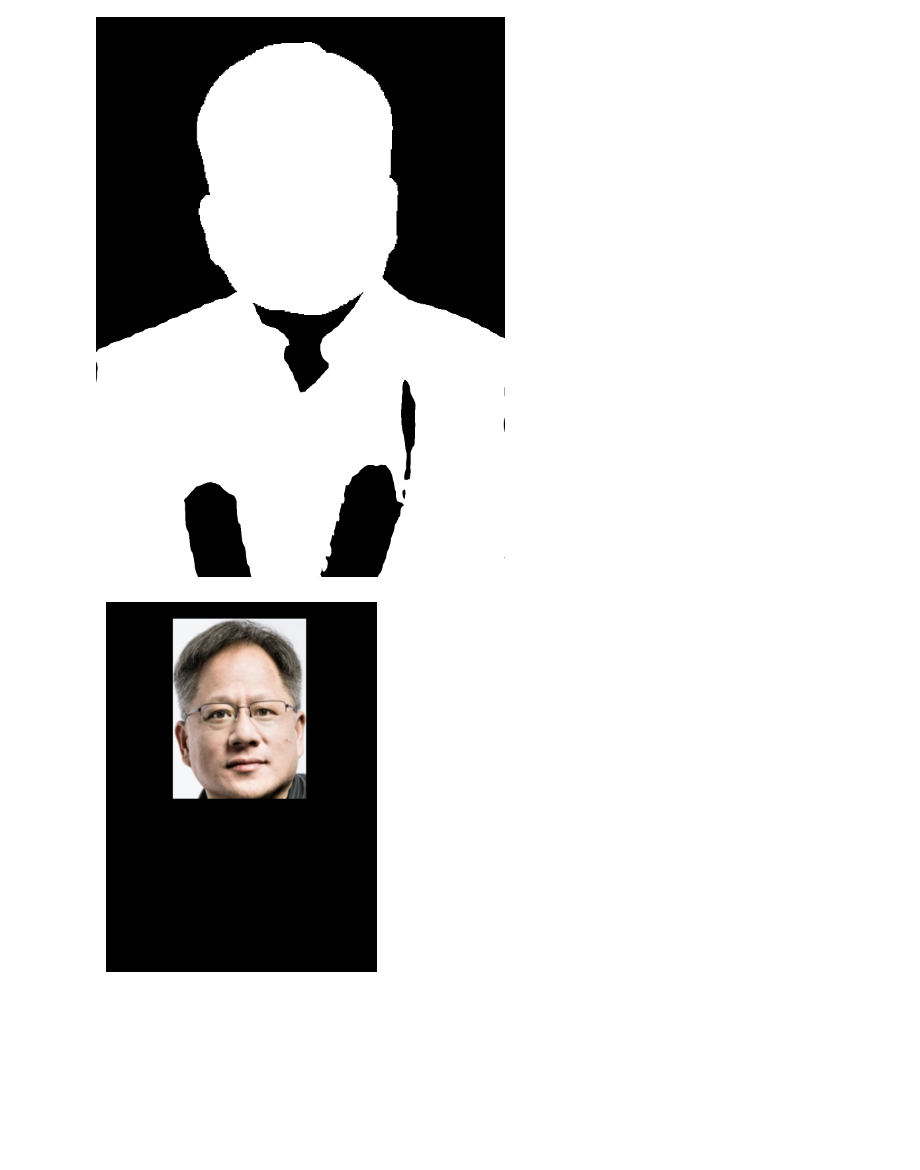
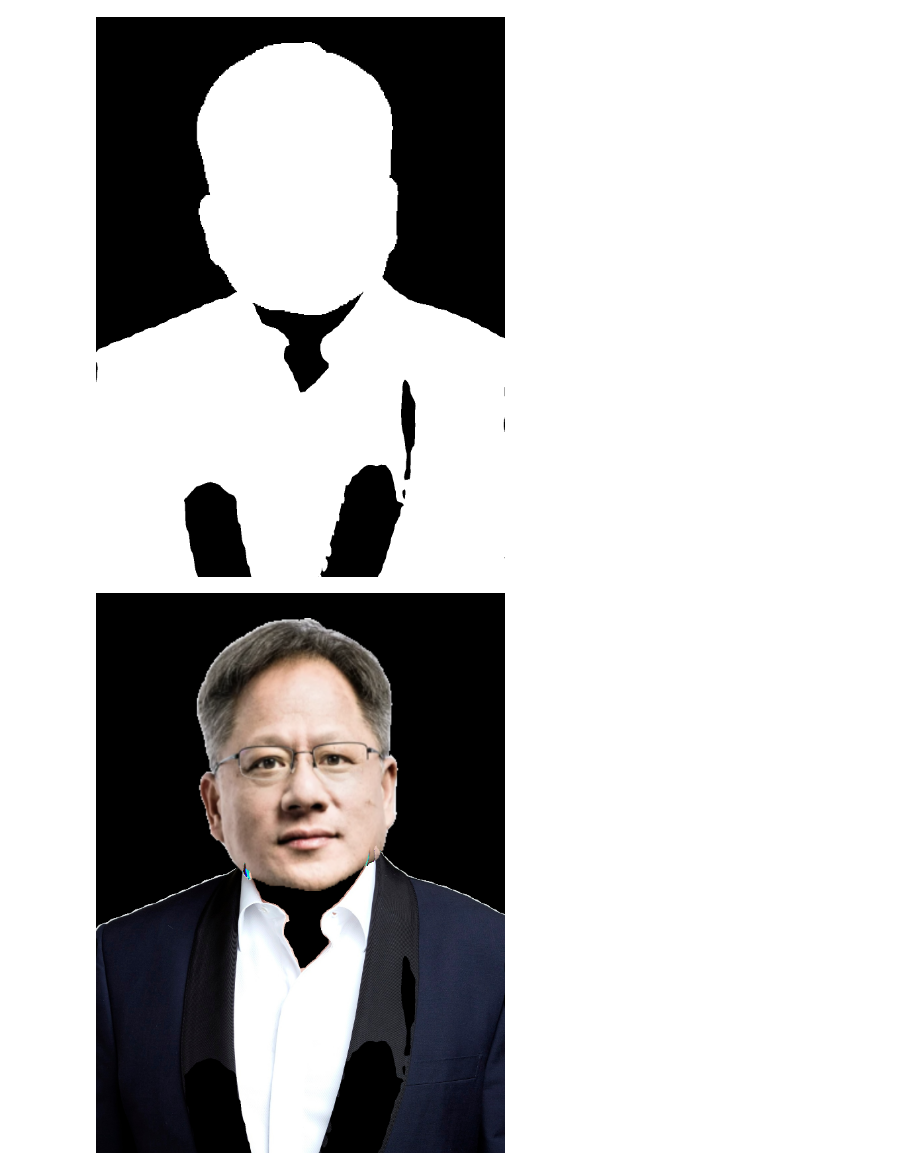
Before and after one commit to yachty66/headswap, a Jupyter notebook: headswap.ipynb, the cells around one changed output. Drawn from its saved outputs; the diff is of its cells as text; code cells hidden in the pictures; blank space fills up the shorter version.

Commit message:
stitching head and body together

```diff
--- a/headswap.ipynb
+++ b/headswap.ipynb
@@ -314,55 +312,19 @@ import matplotlib.pyplot as plt
-# %%
-def align_rgb_head(source_rgb, source_head_mask, target_head_mask):
-    """
-    Aligns and resizes the RGB source head using the mask transformations.
-
-    Args:
-        source_rgb: Original RGB image containing the source head
-        source_head_mask: Binary mask of the source head
-        target_head_mask: Binary mask of the target head
-
-    Returns:
-        Transformed RGB head aligned to target position
-    """
-    # Find contours of both heads
-    source_contours, _ = cv2.findContours(source_head_mask, cv2.RETR_EXTERNAL, cv2.CHAIN_APPROX_SIMPLE)
-    target_contours, _ = cv2.findContours(target_head_mask, cv2.RETR_EXTERNAL, cv2.CHAIN_APPROX_SIMPLE)
-
-    if not source_contours or not target_contours:
-        raise ValueError("No head contours found in one or both masks")
-
-    # Get bounding boxes
-    source_rect = cv2.boundingRect(max(source_contours, key=cv2.contourArea))
-    target_rect = cv2.boundingRect(max(target_contours, key=cv2.contourArea))
-
-    # Extract source head region from RGB image
-    x, y, w, h = source_rect
-    source_head_rgb = source_rgb[y:y+h, x:x+w]
-
-    # Calculate target dimensions
-    target_x, target_y, target_w, target_h = target_rect
-
-    # Resize source head to match target dimensions
-    aligned_head_rgb = cv2.resize(source_head_rgb, (target_w, target_h))
-
-    # Create output image of same size as target
-    result = np.zeros((*target_head_mask.shape, 3), dtype=np.uint8)
-
-    # Place resized head in the correct position
-    result[target_y:target_y+target_h, target_x:target_x+target_w] = aligned_head_rgb
-
-    return result
-
-# Load the original RGB image
-jensen_rgb = cv2.imread('inputs/jensen.png')
-jensen_rgb = cv2.cvtColor(jensen_rgb, cv2.COLOR_BGR2RGB)  # Convert BGR to RGB
-
-# Align the RGB head
-aligned_rgb_head = align_rgb_head(jensen_rgb, jensen_head_mask, elon_head_mask)
-
-# Display result
-plt.imshow(aligned_rgb_head)
-plt.axis('off')
-plt.show()
-# %% [output]
-[figure, removed]
+# %%
+# Get the RGB body from source image (Elon)
+elon_rgb = Image.open('inputs/elon.jpg')
+elon_rgb_array = np.array(elon_rgb)
+
+# Use the body mask to extract the RGB body
+elon_body_rgb = elon_rgb_array * (target_body_mask[:, :, np.newaxis] / 255.0)
+elon_body_rgb = elon_body_rgb.astype(np.uint8)
+
+# Convert aligned head to RGB (3 channels) by removing alpha channel
+aligned_rgb_head_3ch = aligned_rgb_head[:, :, :3]
+
+# Combine the aligned Jensen head with Elon's body
+combined_rgb = elon_body_rgb + aligned_rgb_head_3ch
+
+# Display the result
+display(Image.fromarray(combined_rgb))
+# %% [output]
+[figure, added]
```
Also changed, not shown: parts of 1 cell of this notebook.
